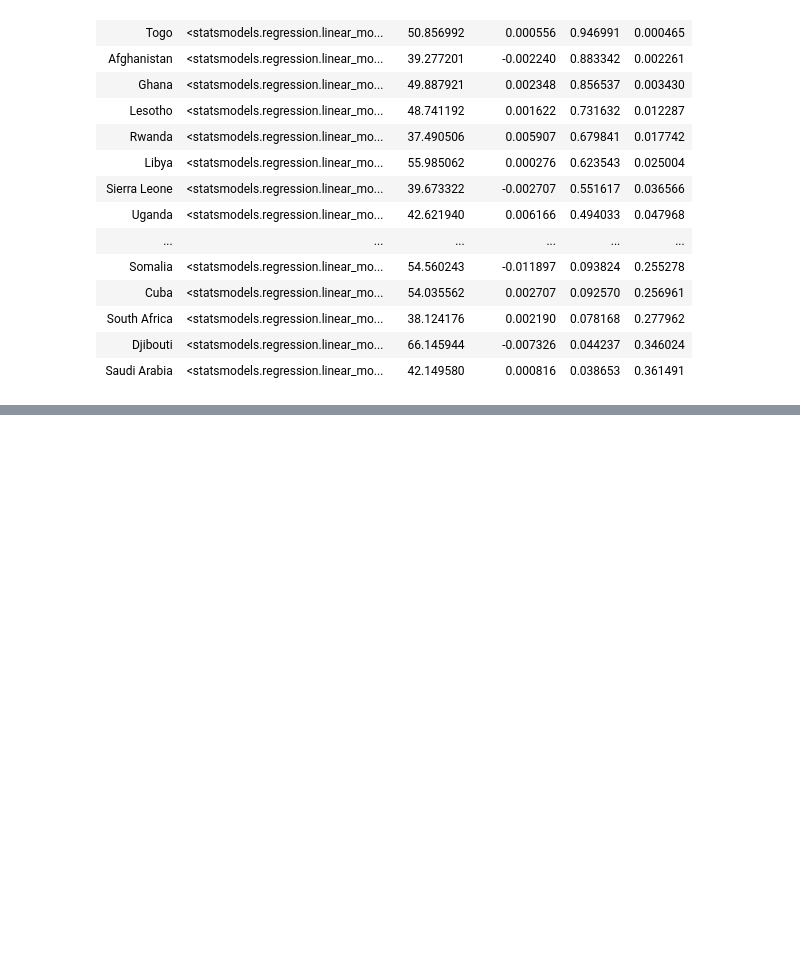
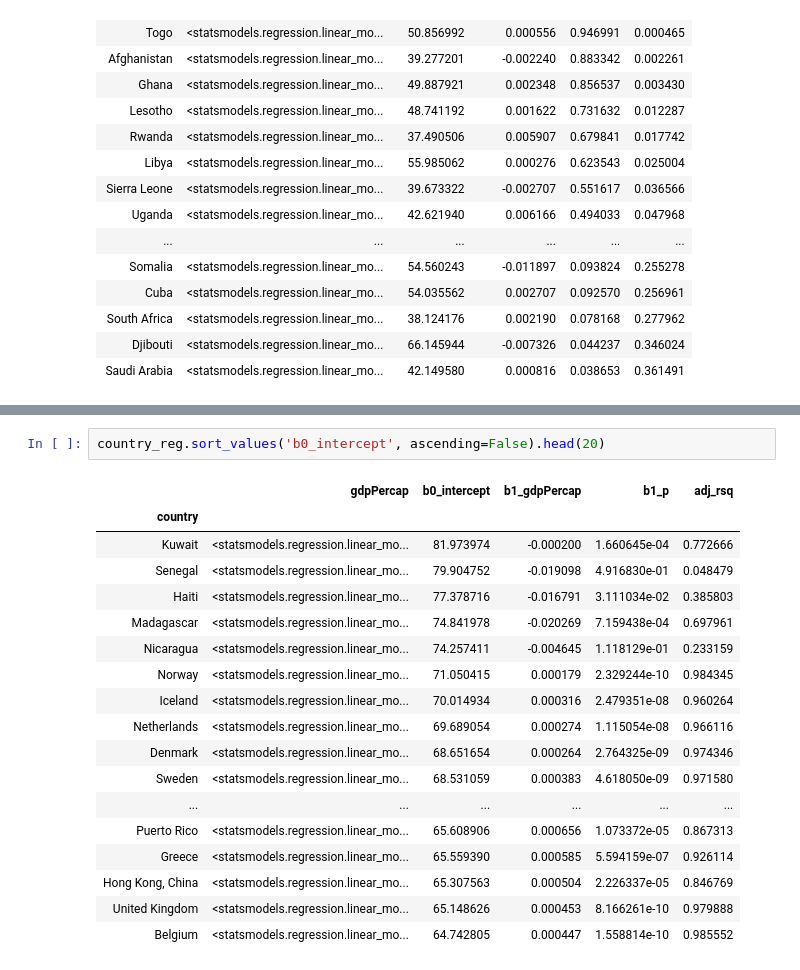
Before and after one commit to despresj/pythonChallenges, a Jupyter notebook: pandas/many_models.ipynb, the cells around one changed output, grey strips where cells are left out. Drawn from its saved outputs; the diff is of its cells as text; blank space fills up the shorter version.

```diff
--- a/pandas/many_models.ipynb
+++ b/pandas/many_models.ipynb
@@ -64,0 +75,21 @@ NameError: name 'afg' is not defined
+# %%
+country_reg.sort_values('b0_intercept', ascending=False).head(20)
+# %% [output]
+|  | gdpPercap | b0_intercept | b1_gdpPercap | b1_p | adj_rsq |
+| country |  |  |  |  |  |
+| Kuwait | <statsmodels.regression.linear_mo... | 81.973974 | -0.000200 | 1.660645e-04 | 0.772666 |
+| Senegal | <statsmodels.regression.linear_mo... | 79.904752 | -0.019098 | 4.916830e-01 | 0.048479 |
+| Haiti | <statsmodels.regression.linear_mo... | 77.378716 | -0.016791 | 3.111034e-02 | 0.385803 |
+| Madagascar | <statsmodels.regression.linear_mo... | 74.841978 | -0.020269 | 7.159438e-04 | 0.697961 |
+| Nicaragua | <statsmodels.regression.linear_mo... | 74.257411 | -0.004645 | 1.118129e-01 | 0.233159 |
+| Norway | <statsmodels.regression.linear_mo... | 71.050415 | 0.000179 | 2.329244e-10 | 0.984345 |
+| Iceland | <statsmodels.regression.linear_mo... | 70.014934 | 0.000316 | 2.479351e-08 | 0.960264 |
+| Netherlands | <statsmodels.regression.linear_mo... | 69.689054 | 0.000274 | 1.115054e-08 | 0.966116 |
+| Denmark | <statsmodels.regression.linear_mo... | 68.651654 | 0.000264 | 2.764325e-09 | 0.974346 |
+| Sweden | <statsmodels.regression.linear_mo... | 68.531059 | 0.000383 | 4.618050e-09 | 0.971580 |
+| ... | ... | ... | ... | ... | ... |
+| Puerto Rico | <statsmodels.regression.linear_mo... | 65.608906 | 0.000656 | 1.073372e-05 | 0.867313 |
+| Greece | <statsmodels.regression.linear_mo... | 65.559390 | 0.000585 | 5.594159e-07 | 0.926114 |
+| Hong Kong, China | <statsmodels.regression.linear_mo... | 65.307563 | 0.000504 | 2.226337e-05 | 0.846769 |
+| United Kingdom | <statsmodels.regression.linear_mo... | 65.148626 | 0.000453 | 8.166261e-10 | 0.979888 |
+| Belgium | <statsmodels.regression.linear_mo... | 64.742805 | 0.000447 | 1.558814e-10 | 0.985552 |
```
Also changed, not shown: parts of 11 cells of this notebook.
